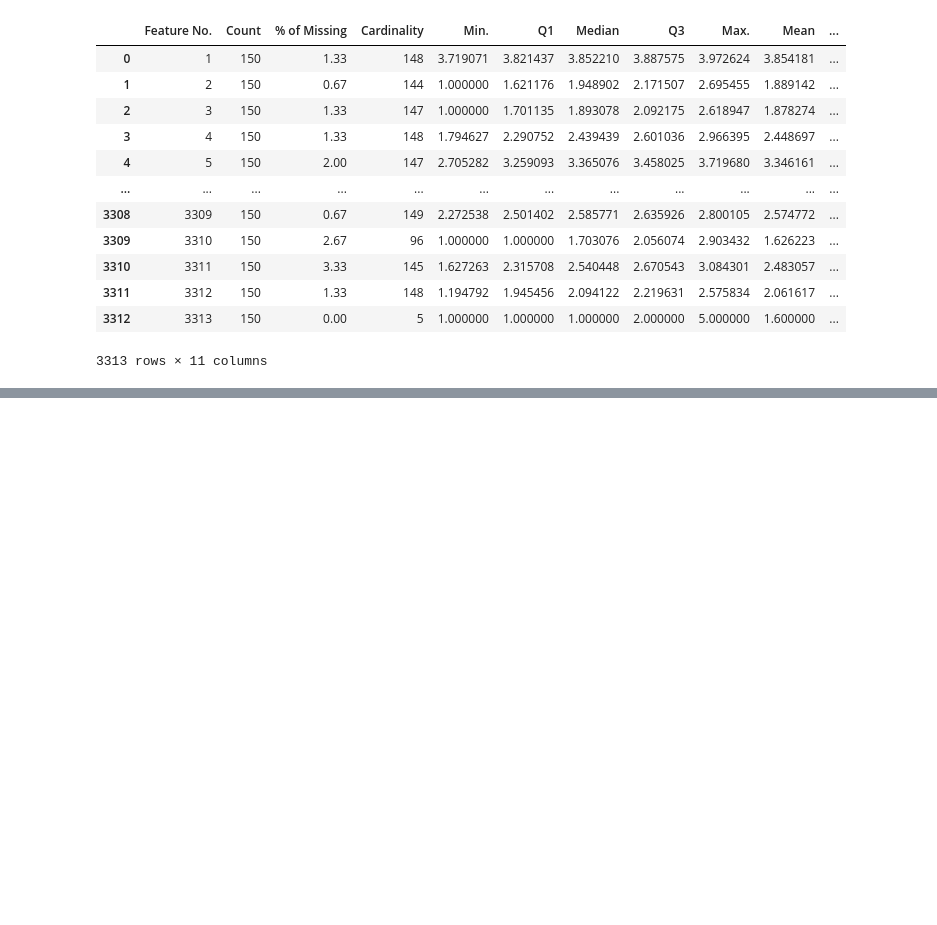
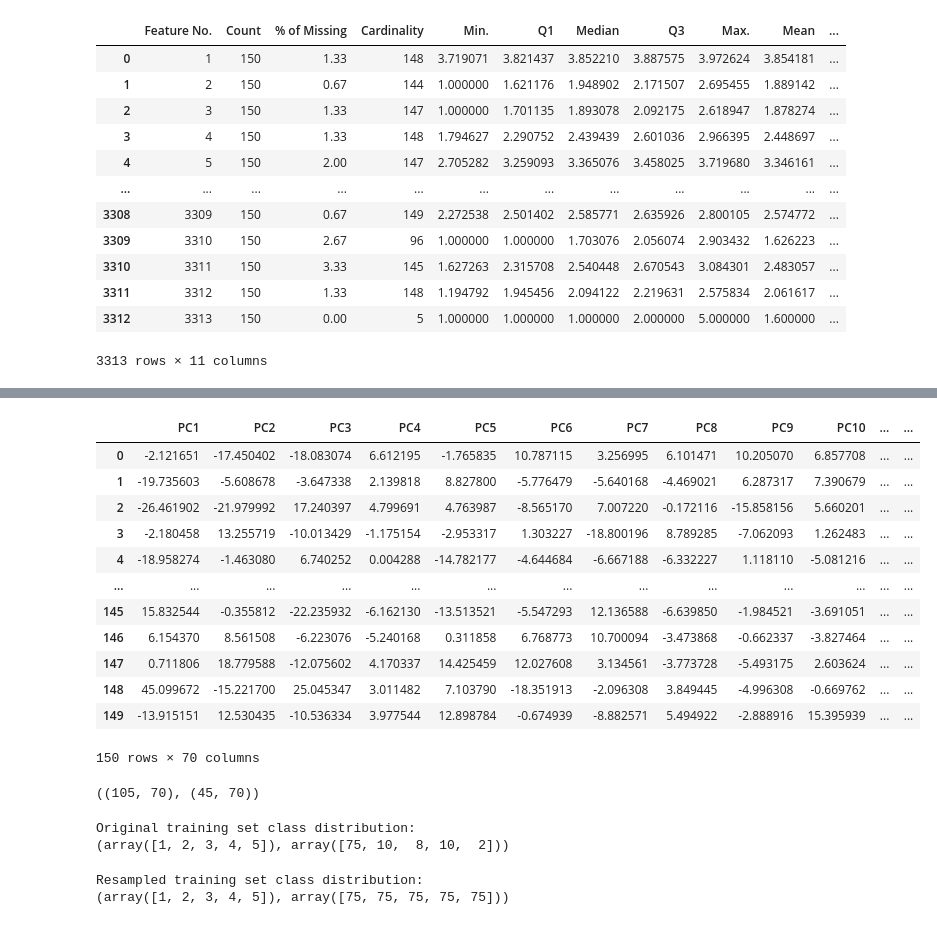
Before and after one commit to Samk104/Multi-class_Classification, a Jupyter notebook: ML_Project_Classification.ipynb, the cells around one changed output, grey strips where cells are left out. Drawn from its saved outputs; the diff is of its cells as text; code cells hidden in the pictures; blank space fills up the shorter version.

Commit message:
Dataset 1 model and evaluation

```diff
--- a/ML_Project_Classification.ipynb
+++ b/ML_Project_Classification.ipynb
@@ -91,0 +95,37 @@ quality_report_df
+# %%
+df = df.replace(1e99, np.nan)
+
+# Calculate the median for each column, excluding NaN values
+column_medians = df.median()
+
+# Fill NaN values with the median of each respective column
+df = df.fillna(column_medians)
+# %%
+from sklearn.feature_selection import mutual_info_regression
+import matplotlib.pyplot as plt
+from sklearn.model_selection import train_test_split
+
+X = df.drop(['target'], axis=1)
+y = df['target']
+# %%
+from sklearn.preprocessing import StandardScaler
+scaler = StandardScaler()
+X_scaled = scaler.fit_transform(X)
+# %%
+from sklearn.decomposition import PCA
+
+# Initialize PCA
+pca = PCA()
+
+# Fit and transform the data
+X_pca = pca.fit_transform(X_scaled)
+
+# Get the cumulative explained variance ratio
+cumulative_variance_ratio = np.cumsum(pca.explained_variance_ratio_)
+
+# Choose the number of components that explain, say, 95% of the variance
+n_components = np.argmax(cumulative_variance_ratio >= 0.85) + 1
+
+# Apply PCA with the chosen number of components
+pca_final = PCA(n_components=n_components)
+X_pca_final = pca_final.fit_transform(X_scaled)
@@ -91,0 +142,43 @@ quality_report_df
+# %%
+pca_df = pd.DataFrame(X_pca_final, columns=[f'PC{i+1}' for i in range(X_pca_final.shape[1])])
+pca_df
+# %% [output]
+|  | PC1 | PC2 | PC3 | PC4 | PC5 | PC6 | PC7 | PC8 | PC9 | PC10 | ... | ... |
+| 0 | -2.121651 | -17.450402 | -18.083074 | 6.612195 | -1.765835 | 10.787115 | 3.256995 | 6.101471 | 10.205070 | 6.857708 | ... | ... |
+| 1 | -19.735603 | -5.608678 | -3.647338 | 2.139818 | 8.827800 | -5.776479 | -5.640168 | -4.469021 | 6.287317 | 7.390679 | ... | ... |
+| 2 | -26.461902 | -21.979992 | 17.240397 | 4.799691 | 4.763987 | -8.565170 | 7.007220 | -0.172116 | -15.858156 | 5.660201 | ... | ... |
+| 3 | -2.180458 | 13.255719 | -10.013429 | -1.175154 | -2.953317 | 1.303227 | -18.800196 | 8.789285 | -7.062093 | 1.262483 | ... | ... |
+| 4 | -18.958274 | -1.463080 | 6.740252 | 0.004288 | -14.782177 | -4.644684 | -6.667188 | -6.332227 | 1.118110 | -5.081216 | ... | ... |
+| ... | ... | ... | ... | ... | ... | ... | ... | ... | ... | ... | ... | ... |
+| 145 | 15.832544 | -0.355812 | -22.235932 | -6.162130 | -13.513521 | -5.547293 | 12.136588 | -6.639850 | -1.984521 | -3.691051 | ... | ... |
+| 146 | 6.154370 | 8.561508 | -6.223076 | -5.240168 | 0.311858 | 6.768773 | 10.700094 | -3.473868 | -0.662337 | -3.827464 | ... | ... |
+| 147 | 0.711806 | 18.779588 | -12.075602 | 4.170337 | 14.425459 | 12.027608 | 3.134561 | -3.773728 | -5.493175 | 2.603624 | ... | ... |
+| 148 | 45.099672 | -15.221700 | 25.045347 | 3.011482 | 7.103790 | -18.351913 | -2.096308 | 3.849445 | -4.996308 | -0.669762 | ... | ... |
+| 149 | -13.915151 | 12.530435 | -10.536334 | 3.977544 | 12.898784 | -0.674939 | -8.882571 | 5.494922 | -2.888916 | 15.395939 | ... | ... |
+150 rows × 70 columns
+# %%
+from sklearn.model_selection import train_test_split
+# Splitting the data into train and test
+X_train, X_test, y_train, y_test = train_test_split(pca_df, y, train_size=0.7, random_state=42, stratify=y)
+
+X_train.shape, X_test.shape
+# %% [output]
+((105, 70), (45, 70))
+# %%
+from imblearn.over_sampling import SMOTE
+# Check the class distribution in the training set
+print("Original training set class distribution:")
+print(np.unique(y_train, return_counts=True))
+# %% [output]
+Original training set class distribution:
+(array([1, 2, 3, 4, 5]), array([75, 10,  8, 10,  2]))
+# %%
+smote = SMOTE(random_state=42, k_neighbors=1)
+X_train, y_train = smote.fit_resample(X_train, y_train)
+
+# Check the class distribution in the resampled training set
+print("Resampled training set class distribution:")
+print(np.unique(y_train, return_counts=True))
+# %% [output]
+Resampled training set class distribution:
+(array([1, 2, 3, 4, 5]), array([75, 75, 75, 75, 75]))
```
Also changed, not shown: parts of 6 cells of this notebook.
